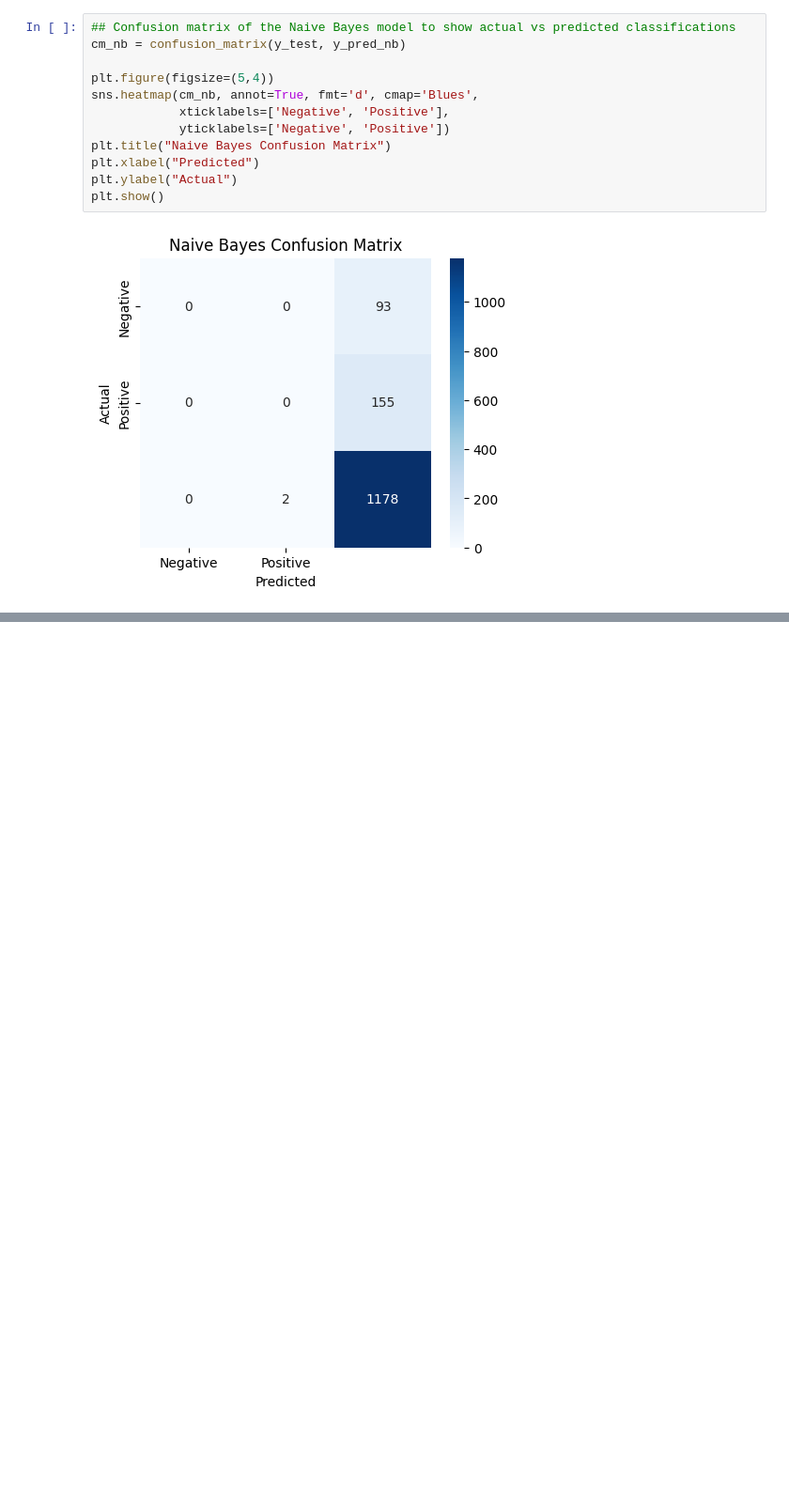
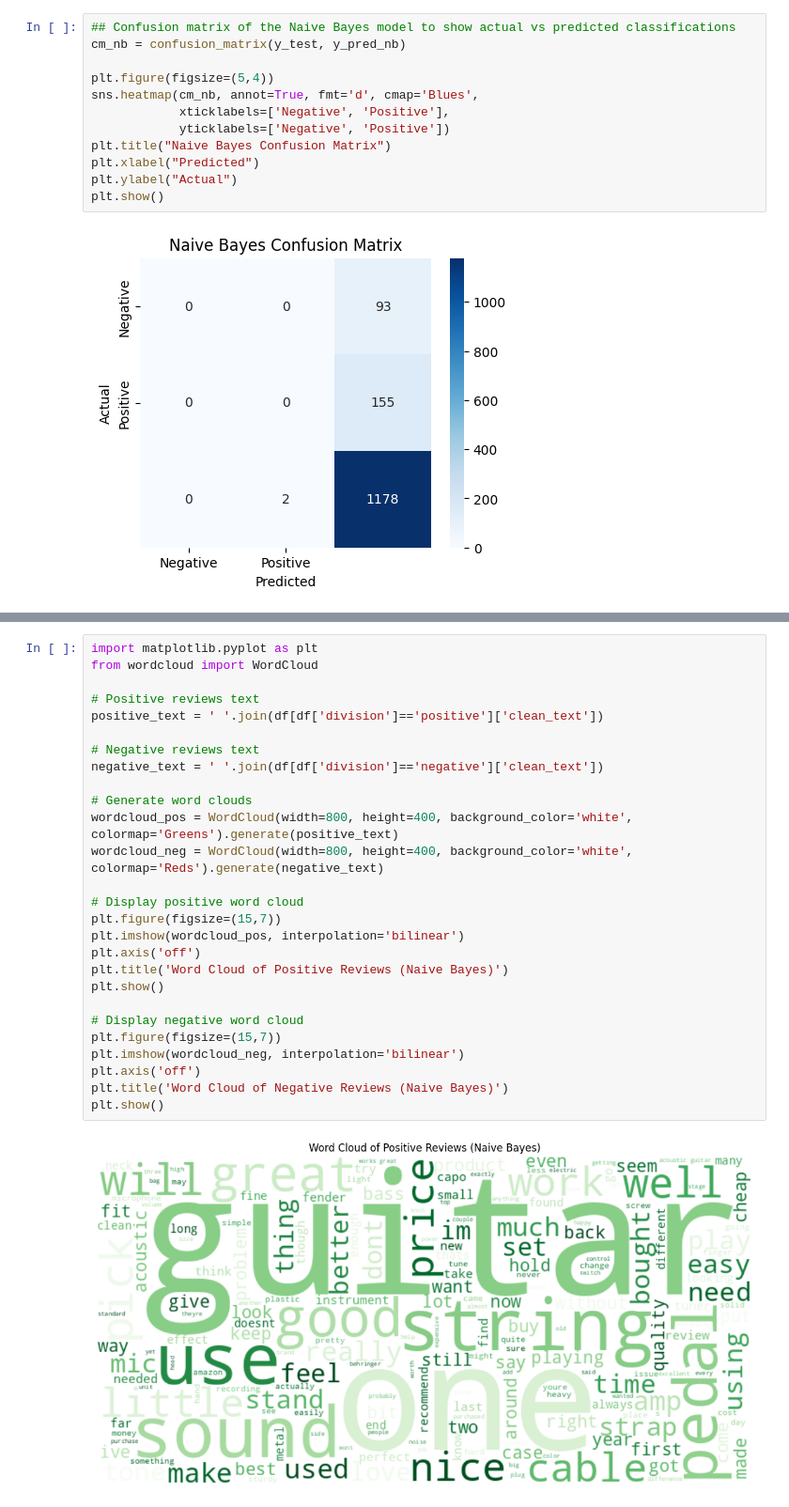
Before and after one commit to Parinda29/MIR-Analysis, a Jupyter notebook: MlProject.ipynb, the cells around one changed output, grey strips where cells are left out. Shown at 94% size. Cells and saved outputs as stored; diff of their text form; blank space fills up the shorter version.

```diff
--- a/MlProject.ipynb
+++ b/MlProject.ipynb
@@ -161,0 +236,29 @@ plt.show()
+# %%
+import matplotlib.pyplot as plt
+from wordcloud import WordCloud
+
+# Positive reviews text
+positive_text = ' '.join(df[df['division']=='positive']['clean_text'])
+
+# Negative reviews text
+negative_text = ' '.join(df[df['division']=='negative']['clean_text'])
+
+# Generate word clouds
+wordcloud_pos = WordCloud(width=800, height=400, background_color='white', colormap='Greens').generate(positive_text)
+wordcloud_neg = WordCloud(width=800, height=400, background_color='white', colormap='Reds').generate(negative_text)
+
+# Display positive word cloud
+plt.figure(figsize=(15,7))
+plt.imshow(wordcloud_pos, interpolation='bilinear')
+plt.axis('off')
+plt.title('Word Cloud of Positive Reviews (Naive Bayes)')
+plt.show()
+
+# Display negative word cloud
+plt.figure(figsize=(15,7))
+plt.imshow(wordcloud_neg, interpolation='bilinear')
+plt.axis('off')
+plt.title('Word Cloud of Negative Reviews (Naive Bayes)')
+plt.show()
+# %% [output]
+[figure, added]
```
Also changed, not shown: parts of 7 cells of this notebook.
